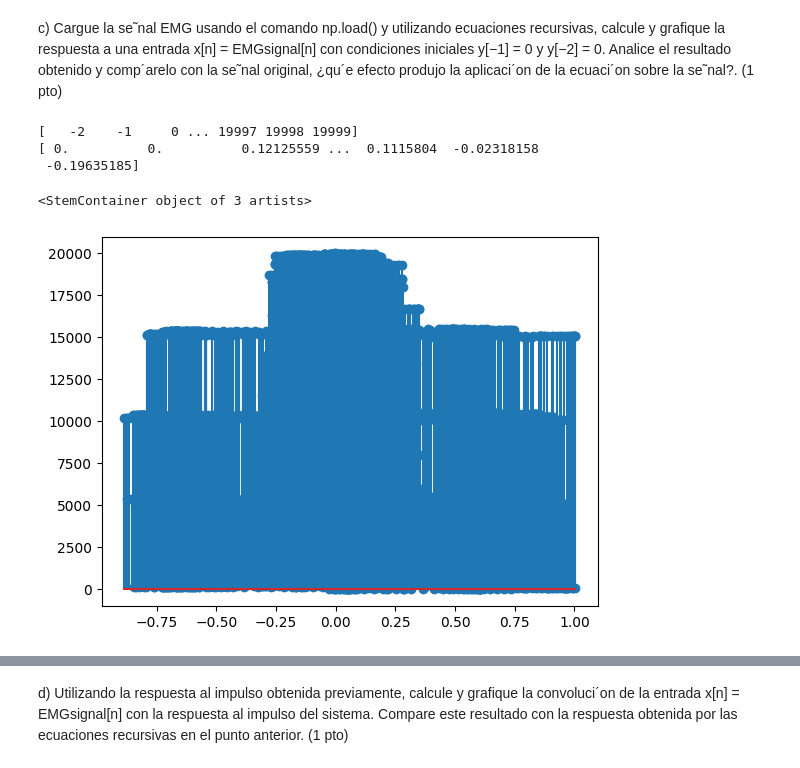
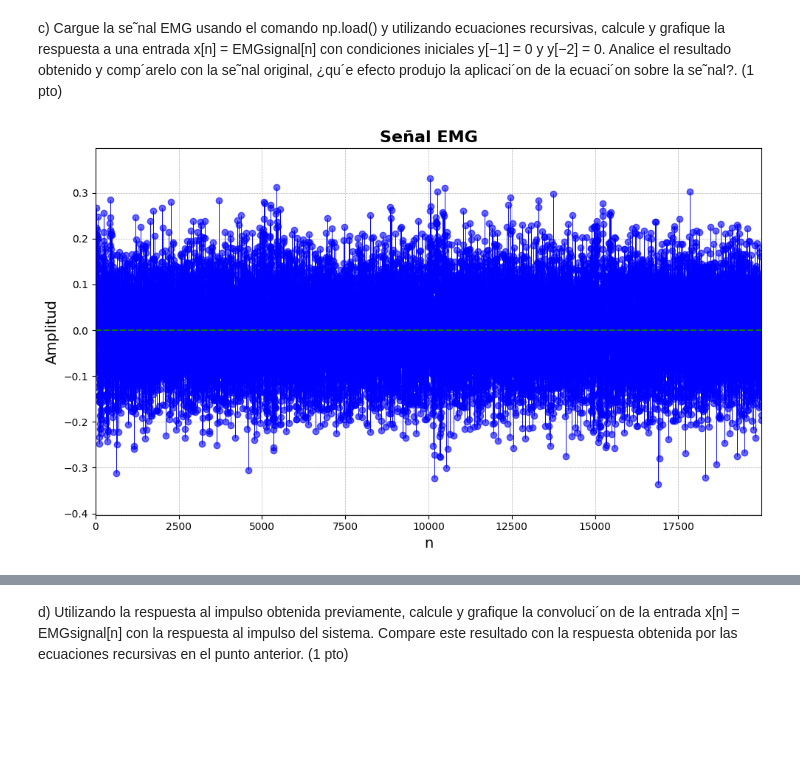
Before and after one commit to ExampleToFollow/PracticasPDS, a Jupyter notebook: Lab3/LAB3_IF_Computacional_HineillCespedes_20213704.ipynb, the cells around one changed output, grey strips where cells are left out. Drawn from its saved outputs; the diff is of its cells as text; code cells hidden in the pictures; blank space fills up the shorter version.

```diff
--- a/Lab3/LAB3_IF_Computacional_HineillCespedes_20213704.ipynb
+++ b/Lab3/LAB3_IF_Computacional_HineillCespedes_20213704.ipynb
@@ -58,12 +58,43 @@ def plotear(idx, x, title):
 
     plt.grid(True, which='both', linestyle='--', linewidth=0.5)
 
-    plt.xlim(-1, 100)
+    plt.xlim(-1, np.max(idx))
     plt.ylim(1.5* np.min(x),1.5*np.max(x) )
     plt.legend(loc='upper right')
 
     plt.tight_layout()
     plt.show()
+
+def plotear_mucho(n,x,title):
+    plt.figure(figsize=(10, 6))
+
+    # Crear el gráfico de stem con personalización
+    (markerline, stemlines, baseline) = plt.stem(n, x, linefmt='-.', markerfmt='o', basefmt='-', use_line_collection=True)
+
+    # Reducir el tamaño de los marcadores y ajustar su transparencia
+    plt.setp(markerline, markersize=6, marker='o', color='blue', alpha=0.6)  # Ajustar el tamaño y la transparencia
+
+    # Personalizar las líneas de los tallos
+    plt.setp(stemlines, color='blue', linestyle='-', linewidth=0.7)  # Hacer más delgadas las líneas
+
+    # Personalizar la línea de la base
+    plt.setp(baseline, color='green', linewidth=1.5, linestyle='--')  # Base en línea discontinua verde
+
+    # Añadir títulos y etiquetas
+    plt.title(title, fontsize=16, fontweight='bold')
+    plt.xlabel('n', fontsize=14)
+    plt.ylabel('Amplitud', fontsize=14)
+
+    # Añadir una cuadrícula para mejorar la visualización
+    plt.grid(True, which='both', linestyle='--', linewidth=0.5)
+
+    # Mejorar el espaciado y agregar un límite a los ejes
+    plt.xlim(0, np.max(n))  # Solo graficar una parte del eje X si es necesario
+    plt.ylim(1.2*np.min(x), 1.2*np.max(x))  # Ajustar los límites del eje Y si es necesario
+
+    # Mostrar el gráfico
+    plt.tight_layout()
+    plt.show()
 # %%
 #Definimos la entrada como impulso
 N_samples =102
@@ -93,13 +125,7 @@ Analice el resultado obtenido y comp´arelo con la se˜nal original, ¿qu´e efe
 ecuaci´on sobre la se˜nal?. (1 pto)
 # %%
 emg_signal = np.load('EMG.npy')
-#plt.stem(np.arange(len(emg_signal)) ,emg_signal )
-
-[salida_emg, salida_emg_idx ]= respuesta_sistema(emg_signal,np.arange(len(emg_signal)) )
-plt.stem(salida_emg_idx ,salida_emg)
+emg_signal_idx =np.arange(len(emg_signal))
+plotear_mucho(emg_signal_idx , emg_signal, "Señal EMG")
 # %% [output]
-[   -2    -1     0 ... 19997 19998 19999]
-[ 0.          0.          0.12125559 ...  0.1115804  -0.02318158
- -0.19635185]
-<StemContainer object of 3 artists>
-[figure, old version]
+[figure, new version]
```
Also changed, not shown: parts of 7 cells of this notebook.
